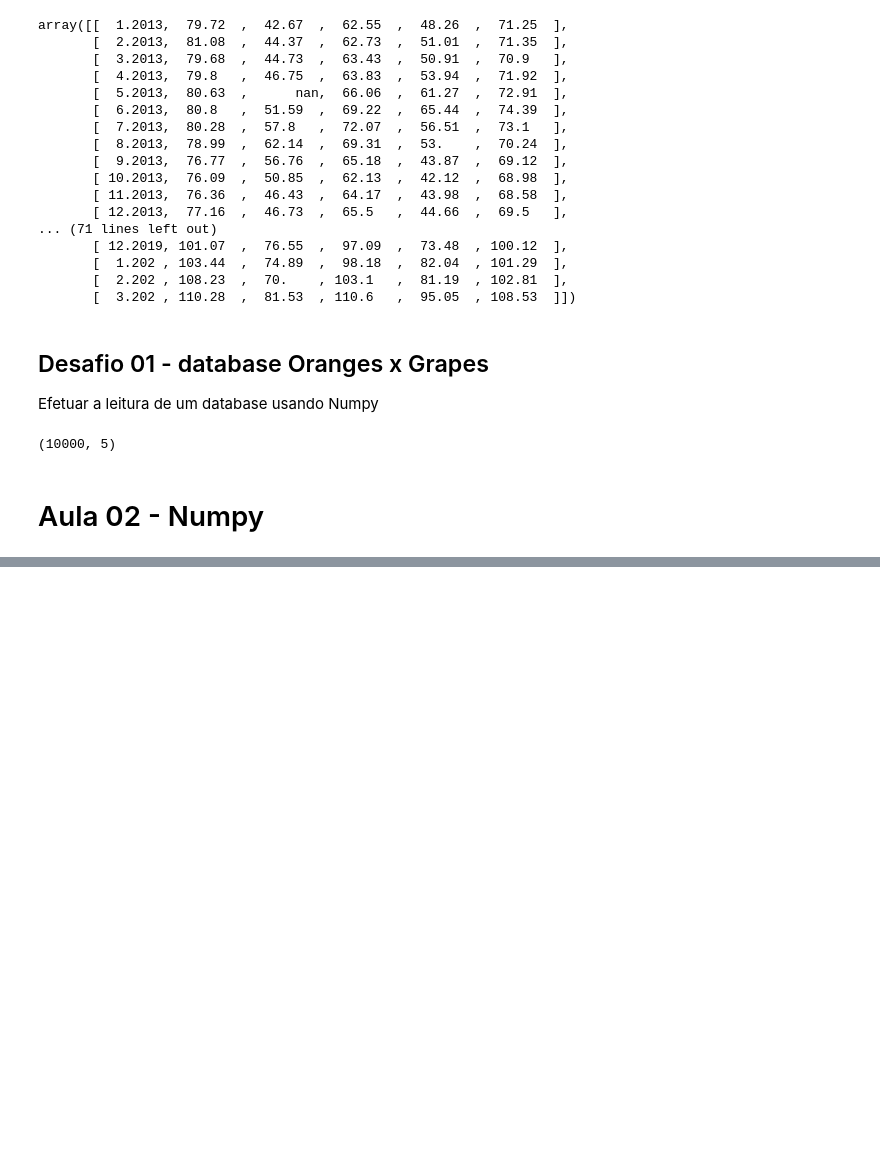
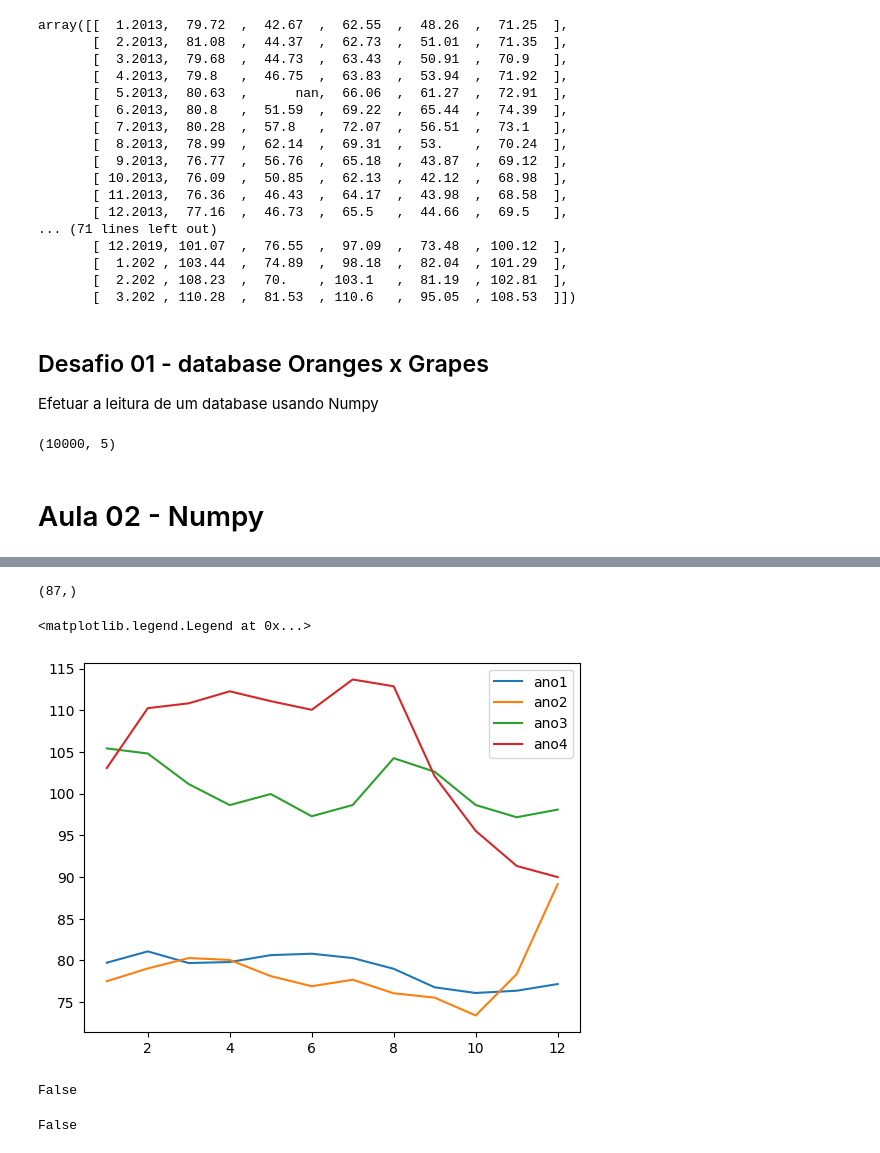
Before and after one commit to Ygor-Amaro/Alura_NumPy_analise_numerica_eficiente_com_Python, a Jupyter notebook: Alura_NumPy_análise_numérica_eficiente_com_Python.ipynb, the cells around one changed output, grey strips where cells are left out. Drawn from its saved outputs; the diff is of its cells as text; code cells hidden in the pictures; blank space fills up the shorter version.

```diff
--- a/Alura_NumPy_análise_numérica_eficiente_com_Python.ipynb
+++ b/Alura_NumPy_análise_numérica_eficiente_com_Python.ipynb
@@ -56,0 +104,6 @@ db_desafio.shape
+# %%
+Moscow = precos[:,0]
+Kaliningrad = precos[:,1]
+Petersburg = precos[:,2]
+Krasnodar = precos[:,3]
+Ekaterinburg = precos[:,4]
@@ -56,0 +124,26 @@ db_desafio.shape
+# %%
+Moscow.shape
+# %% [output]
+(87,)
+# %%
+Moscow_ano1 = Moscow[0:12]
+Moscow_ano2 = Moscow[12:24]
+Moscow_ano3 = Moscow[24:36]
+Moscow_ano4 = Moscow[36:48]
+# %%
+plt.plot(np.arange(1,13,1), Moscow_ano1)
+plt.plot(np.arange(1,13,1), Moscow_ano2)
+plt.plot(np.arange(1,13,1), Moscow_ano3)
+plt.plot(np.arange(1,13,1), Moscow_ano4)
+plt.legend(['ano1', 'ano2', 'ano3', 'ano4'])
+# %% [output]
+<matplotlib.legend.Legend at 0x...>
+[figure, added]
+# %%
+np.array_equal(Moscow_ano3, Moscow_ano4)
+# %% [output]
+False
+# %%
+np.allclose(Moscow_ano3,Moscow_ano4,0.01)
+# %% [output]
+False
```
Also changed, not shown: parts of 14 cells of this notebook.
